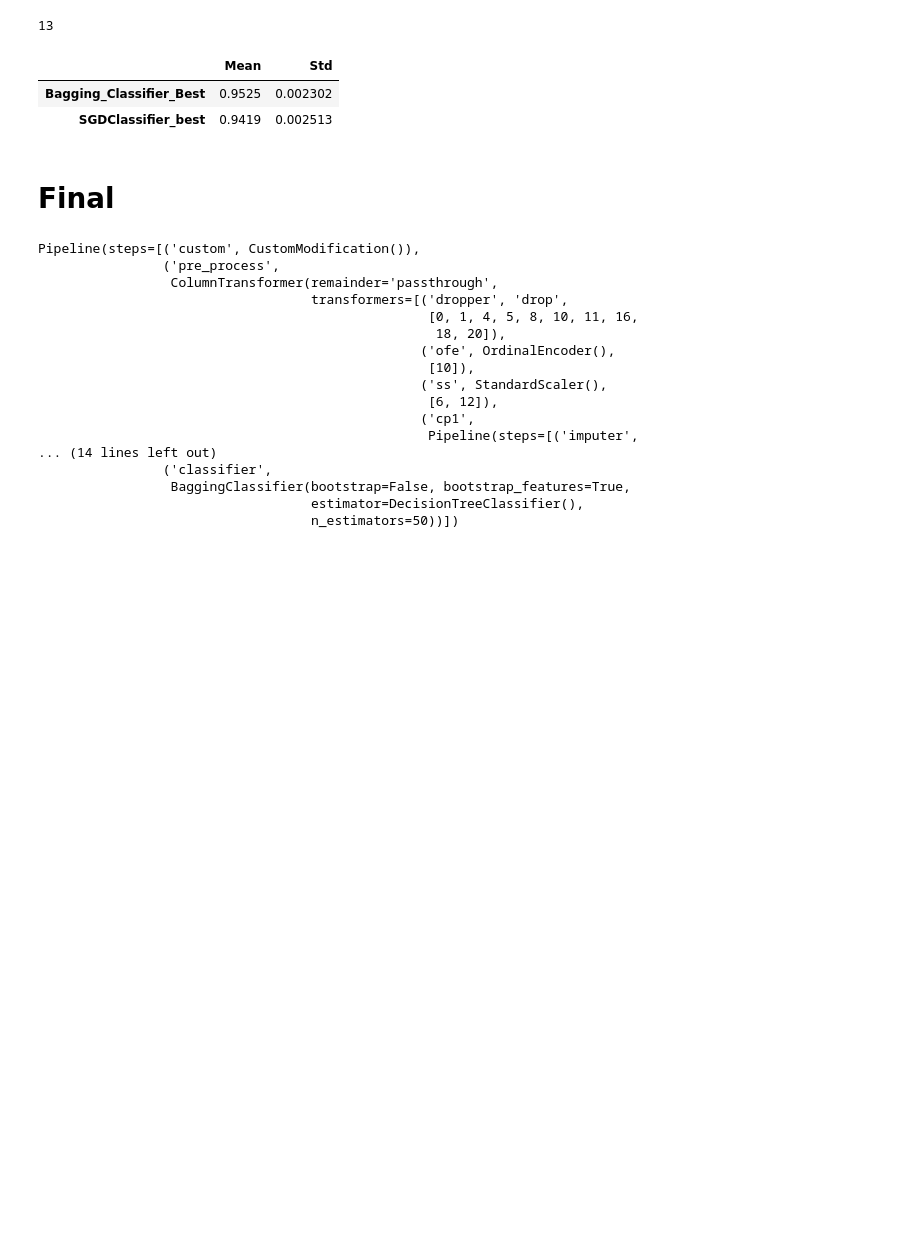
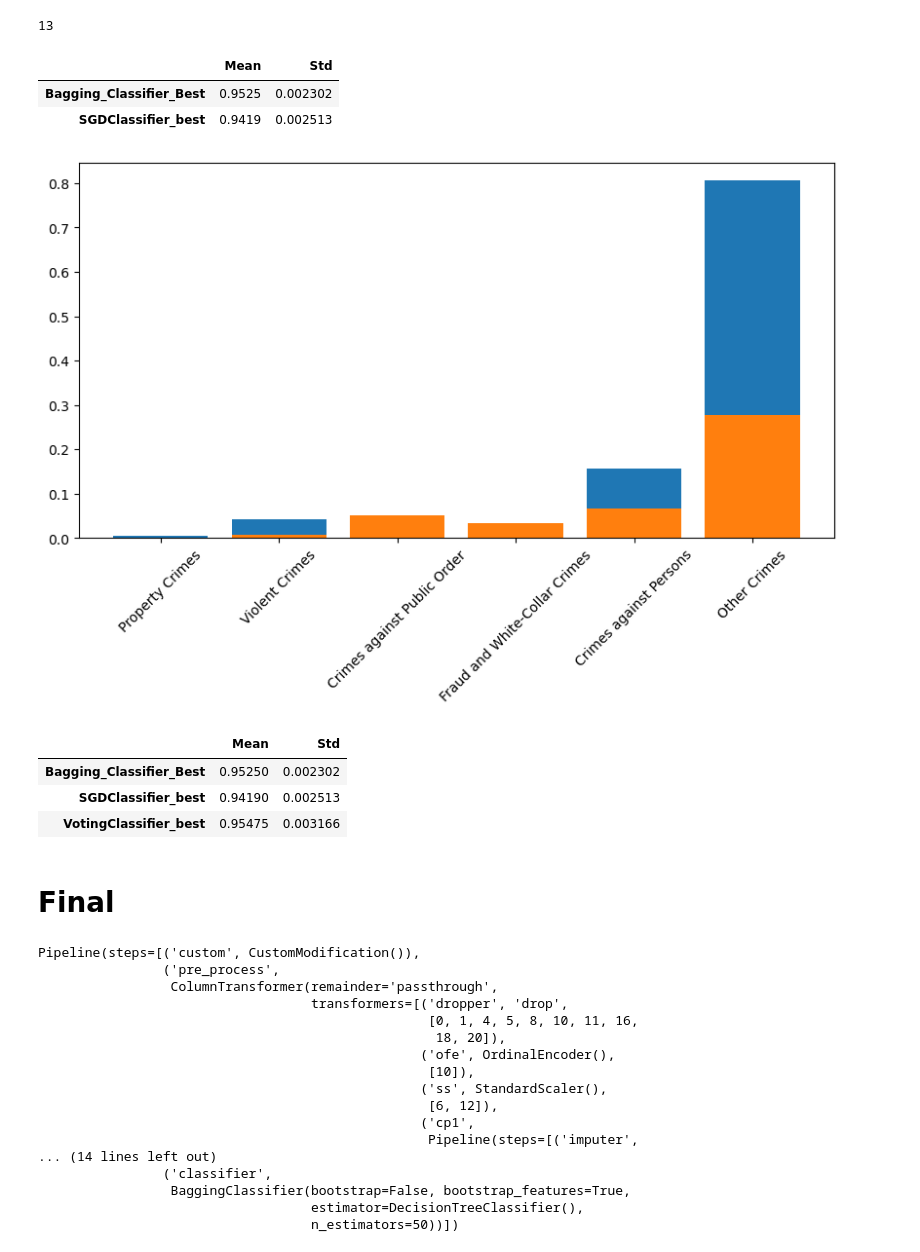
Before and after one commit to LokeshTiwari004/crime_cast, a Jupyter notebook: main.ipynb, the cells around one changed output. Drawn from its saved outputs; the diff is of its cells as text; code cells hidden in the pictures; blank space fills up the shorter version.

```diff
--- a/main.ipynb
+++ b/main.ipynb
@@ -339,3 +338,14 @@ bgcv.fit(X_train, y_train_enc)
 bgcv_pred = bgcv.predict(X_test)
 sgdc.fit(X_train, y_train_enc)
 sgdc_pred = sgdc.predict(X_test)
+# %%
+pred_by_acc_bgcv = np.abs((pd.Series(le.inverse_transform(bgcv_pred.reshape(-1, 1))).value_counts() / y_test.value_counts()) -1)
+pred_by_acc_sgdc = np.abs((pd.Series(le.inverse_transform(sgdc_pred.reshape(-1, 1))).value_counts() / y_test.value_counts()) -1)
+
+plt.figure(figsize=(10, 5))
+plt.bar(pred_by_acc_bgcv.index, pred_by_acc_bgcv.values)
+plt.bar(pred_by_acc_sgdc.index, pred_by_acc_sgdc.values)
+plt.xticks(rotation=45)
+plt.show()
+# %% [output]
+[figure, added]
@@ -342,2 +367,9 @@ sgdc_pred = sgdc.predict(X_test)
+# %%
+model_report.transpose()
+# %% [output]
+|  | Mean | Std |
+| Bagging_Classifier_Best | 0.95250 | 0.002302 |
+| SGDClassifier_best | 0.94190 | 0.002513 |
+| VotingClassifier_best | 0.95475 | 0.003166 |
 # %% [markdown]
 # Final
```
Also changed, not shown: parts of 5 cells of this notebook.
